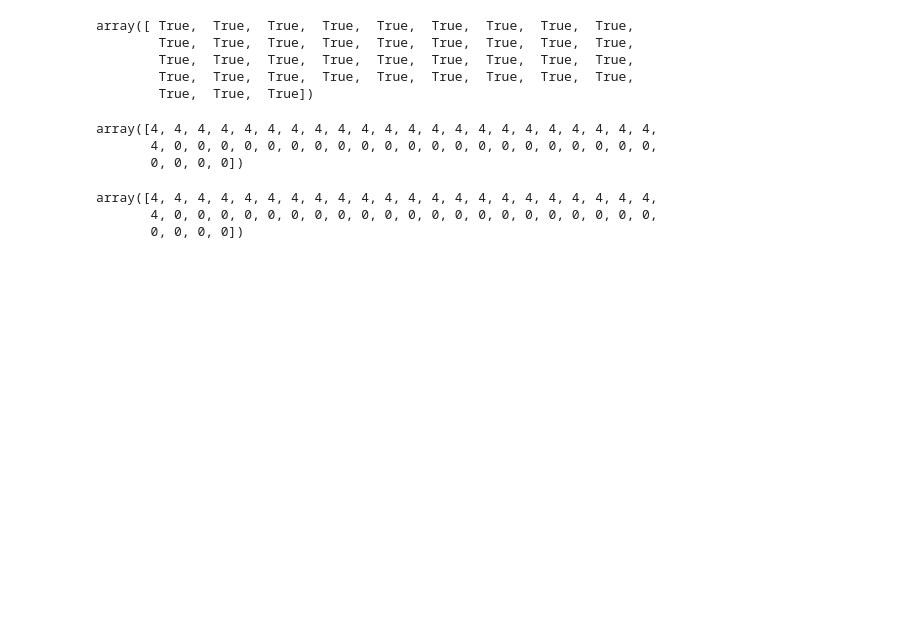
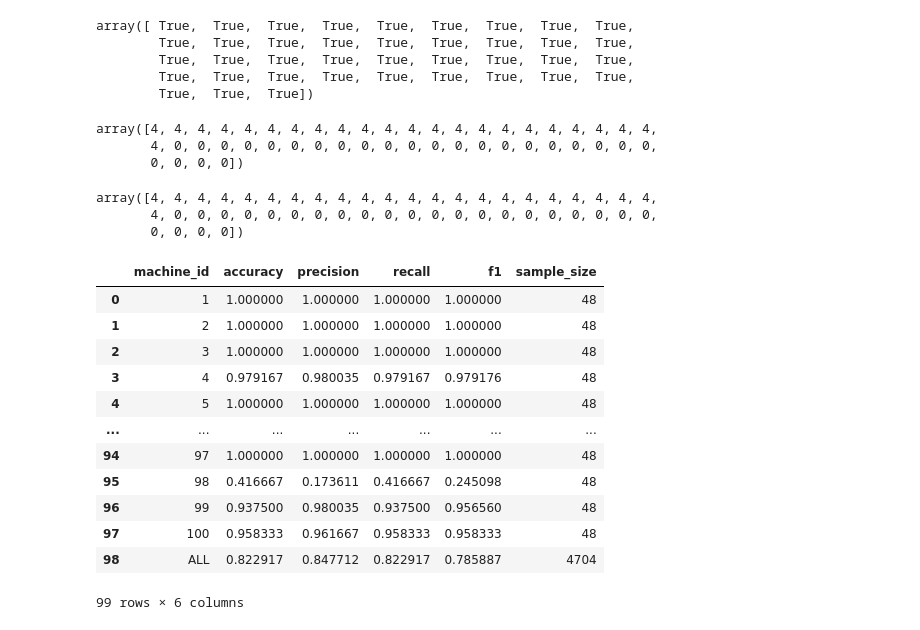
Before and after one commit to manya28/predictive_maintenance, a Jupyter notebook: consolidated_predictive_maintenance.ipynb, the cells around one changed output. Drawn from its saved outputs; the diff is of its cells as text; code cells hidden in the pictures; blank space fills up the shorter version.

```diff
--- a/consolidated_predictive_maintenance.ipynb
+++ b/consolidated_predictive_maintenance.ipynb
@@ -1177,0 +1375,16 @@ array([4, 4, 4, 4, 4, 4, 4, 4, 4, 4, 4, 4, 4, 4, 4, 4, 4, 4, 4, 4, 4, 4,
+# %%
+results_df
+# %% [output]
+|  | machine_id | accuracy | precision | recall | f1 | sample_size |
+| 0 | 1 | 1.000000 | 1.000000 | 1.000000 | 1.000000 | 48 |
+| 1 | 2 | 1.000000 | 1.000000 | 1.000000 | 1.000000 | 48 |
+| 2 | 3 | 1.000000 | 1.000000 | 1.000000 | 1.000000 | 48 |
+| 3 | 4 | 0.979167 | 0.980035 | 0.979167 | 0.979176 | 48 |
+| 4 | 5 | 1.000000 | 1.000000 | 1.000000 | 1.000000 | 48 |
+| ... | ... | ... | ... | ... | ... | ... |
+| 94 | 97 | 1.000000 | 1.000000 | 1.000000 | 1.000000 | 48 |
+| 95 | 98 | 0.416667 | 0.173611 | 0.416667 | 0.245098 | 48 |
+| 96 | 99 | 0.937500 | 0.980035 | 0.937500 | 0.956560 | 48 |
+| 97 | 100 | 0.958333 | 0.961667 | 0.958333 | 0.958333 | 48 |
+| 98 | ALL | 0.822917 | 0.847712 | 0.822917 | 0.785887 | 4704 |
+99 rows × 6 columns
```
Also changed, not shown: parts of 5 cells of this notebook.
